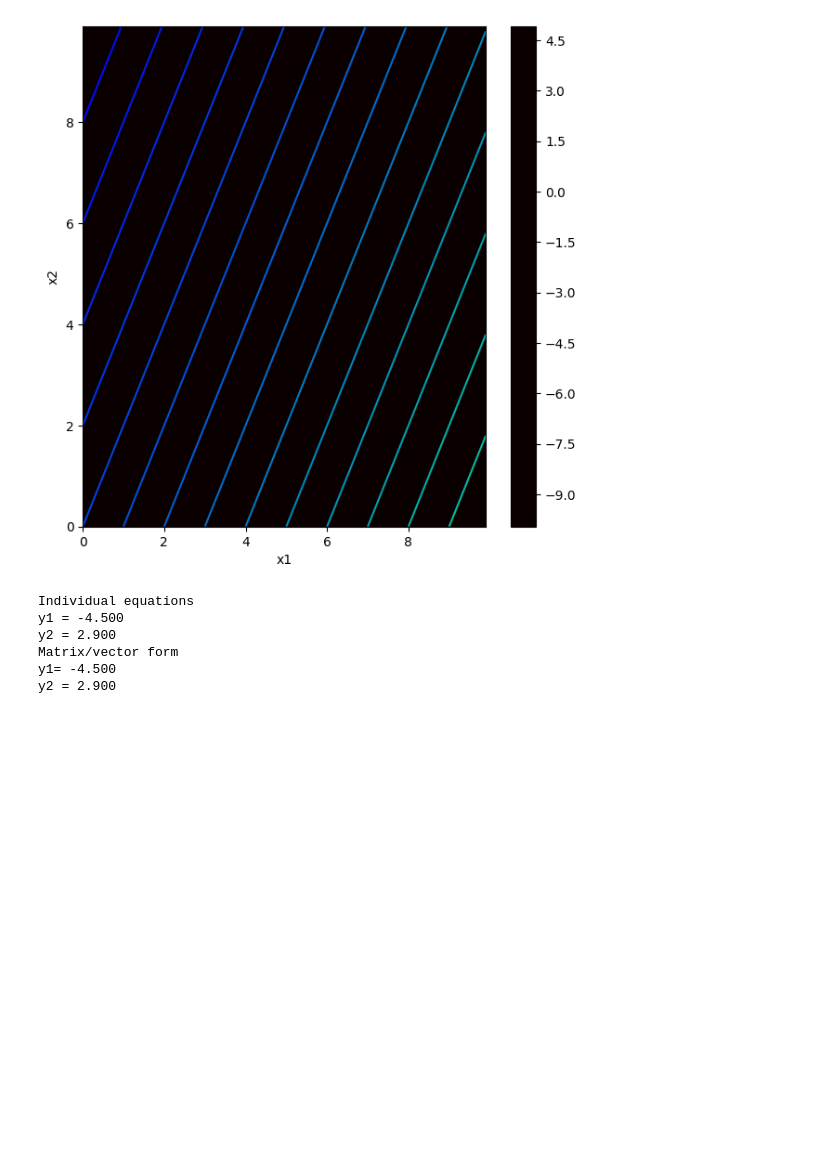
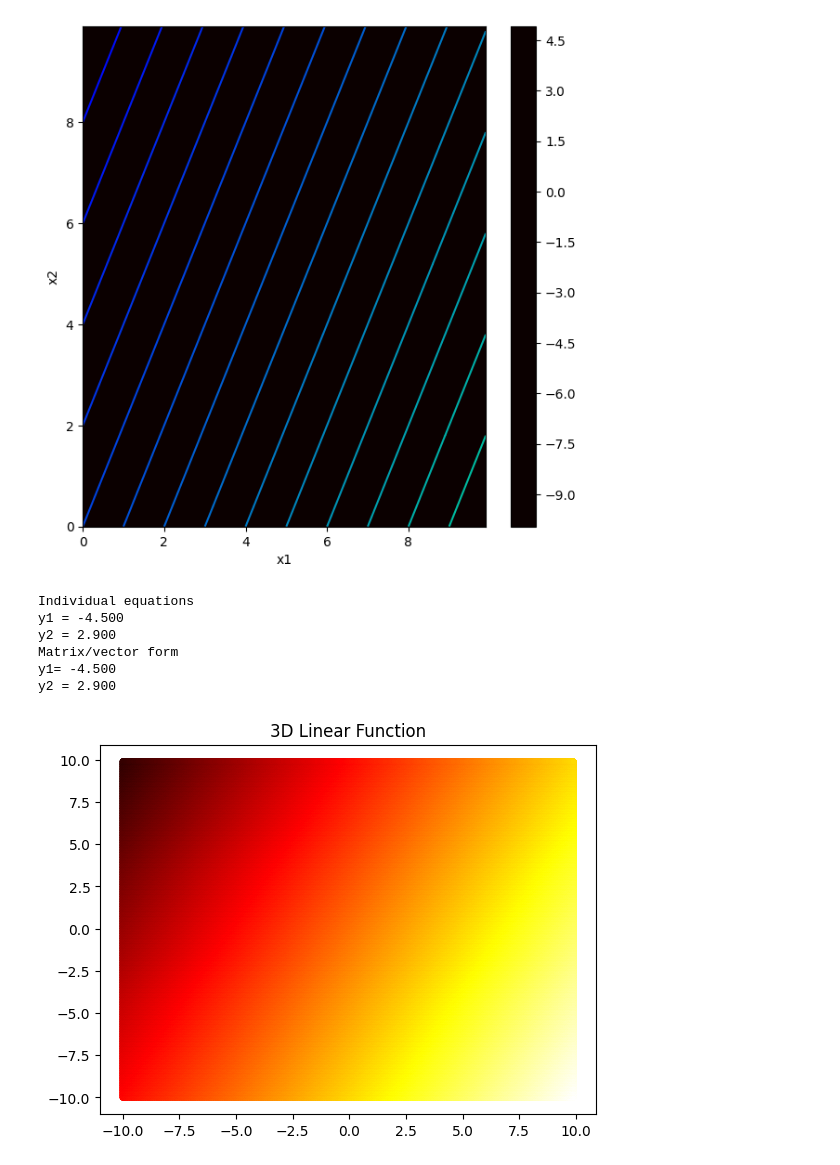
Before and after one commit to codefusser/DL, a Jupyter notebook: DL_Chapter_1_1.ipynb, the cells around one changed output. Saved outputs shown, nothing was run; the diff lists cells and outputs as text; code cells hidden in the pictures; blank space fills up the shorter version.

Commit message:
draw 3D graph Created using Colab

```diff
--- a/DL_Chapter_1_1.ipynb
+++ b/DL_Chapter_1_1.ipynb
@@ -141,3 +141,22 @@ y2 = 2.900
 Matrix/vector form
 y1= -4.500
 y2 = 2.900
+# %%
+# visualizing three x variables in a 3D linear equation
+# define 3D linear function
+def linear_3D_function(beta, x1, x2, x3, omega1, omega2, omega3):
+  return beta + (x1 * omega1) + (x2 * omega2) + (x3 * omega3)
+# %%
+# plot 3D linear equation graph
+x1,x2,x3 = np.arange(-10, 10, 0.1), np.arange(-10, 10, 0.1), np.arange(-10, 10, 0.1)
+x1,x2,x3 = np.meshgrid(x1,x2,x3)
+
+beta = 2.0; omega1 = 1.0; omega2 = -0.5; omega3 = 0.1
+figure, axis = plt.subplots()
+axis.scatter(x1, x2, x3, c=linear_3D_function(beta, x1, x2, x3, omega1, omega2, omega3), cmap='hot')
+# axis.set_xlabel('x1'); axis.set_ylabel('x2'); axis.set_zlabel('x3')
+# axis.set_xlim([-10, 10]); axis.set_ylim([-10, 10]); axis.set_zlim([-10, 10])
+axis.set_title('3D Linear Function')
+plt.show()
+# %% [output]
+[figure, added]
```
Also changed, not shown: parts of 1 cell of this notebook.
